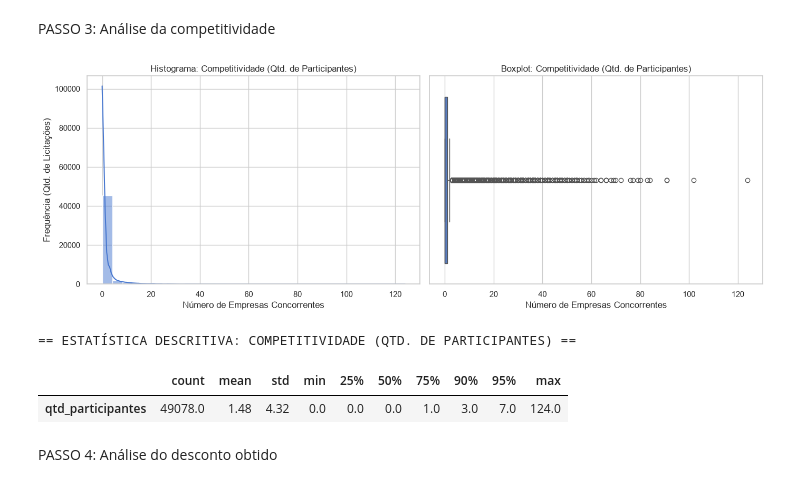
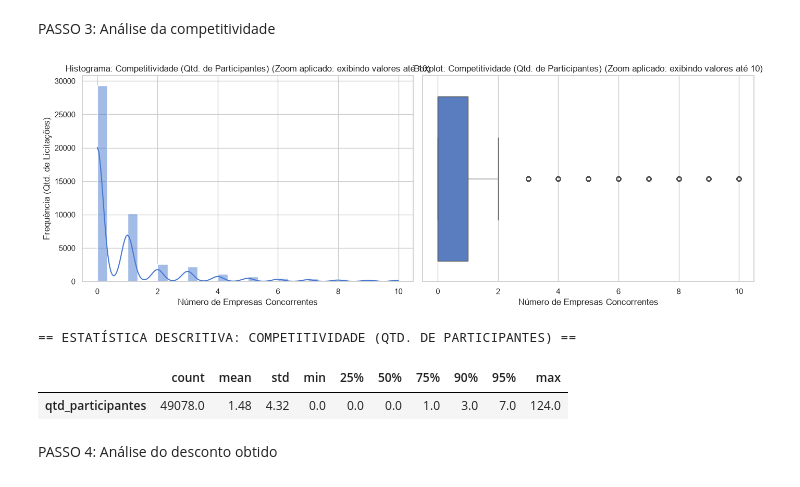
Before and after one commit to andluis35/MARLI, a Jupyter notebook: notebooks/01_analise_exploratoria.ipynb, the cells around one changed output. Cells and saved outputs as stored; diff of their text form; code cells hidden in the pictures.

Commit message:
Adicionada melhoria na visualização dos histogramas e boxplots

```diff
--- a/notebooks/01_analise_exploratoria.ipynb
+++ b/notebooks/01_analise_exploratoria.ipynb
@@ -11,7 +11,7 @@ import seaborn as sns
 sns.set_theme(style="whitegrid", palette="muted")
 
 
-def analisar_variavel(df, coluna, titulo, xlabel, percentis=[0.25, 0.50, 0.75, 0.90, 0.95]):
+def analisar_variavel(df, coluna, titulo, xlabel, percentis=[0.25, 0.50, 0.75, 0.90, 0.95], limite_x=None):
     """
         Função modular que, para qualquer variável numérica passada, gera:
         - Histograma;
@@ -19,18 +19,26 @@ def analisar_variavel(df, coluna, titulo, xlabel, percentis=[0.25, 0.50, 0.75, 0
         - Tabela de Quartis.
     """
 
+    # Aplica o limite no eixo X apenas para melhoria de plotagem visual, se fornecido
+    if limite_x is not None:
+        df_plot = df[df[coluna] <= limite_x]
+        aviso = f" (Zoom aplicado: exibindo valores até {limite_x})"
+    else:
+        df_plot = df
+        aviso = ""
+
     # Cria uma figura com dois gráficos lado a lado.
     fig, ax = plt.subplots(1, 2, figsize=(14, 5))
 
     # GRÁFICO 1: Histograma.
-    sns.histplot(df[coluna], bins=30, kde=True, ax=ax[0])
-    ax[0].set_title(f"Histograma: {titulo}")
+    sns.histplot(df_plot[coluna], bins=30, kde=True, ax=ax[0])
+    ax[0].set_title(f"Histograma: {titulo}{aviso}")
     ax[0].set_xlabel(xlabel)
     ax[0].set_ylabel("Frequência (Qtd. de Licitações)")
 
     # GRÁFICO 2: Boxplot.
-    sns.boxplot(x=df[coluna], ax=ax[1])
-    ax[1].set_title(f"Boxplot: {titulo}")
+    sns.boxplot(x=df_plot[coluna], ax=ax[1])
+    ax[1].set_title(f"Boxplot: {titulo}{aviso}")
     ax[1].set_xlabel(xlabel)
 
     plt.tight_layout()
@@ -54,12 +62,13 @@ PASSO 3: Análise da competitividade
 # %%
 analisar_variavel(
     df=df_master,
     coluna='qtd_participantes',
     titulo='Competitividade (Qtd. de Participantes)',
-    xlabel='Número de Empresas Concorrentes'
+    xlabel='Número de Empresas Concorrentes',
+    limite_x=10
 )
 # %% [output]
-[figure, old version]
+[figure, new version]
 == ESTATÍSTICA DESCRITIVA: COMPETITIVIDADE (QTD. DE PARTICIPANTES) ==
 |  | count | mean | std | min | 25% | 50% | 75% | 90% | 95% | max |
 | qtd_participantes | 49078.0 | 1.48 | 4.32 | 0.0 | 0.0 | 0.0 | 1.0 | 3.0 | 7.0 | 124.0 |
```
Also changed, not shown: parts of 1 cell of this notebook.
